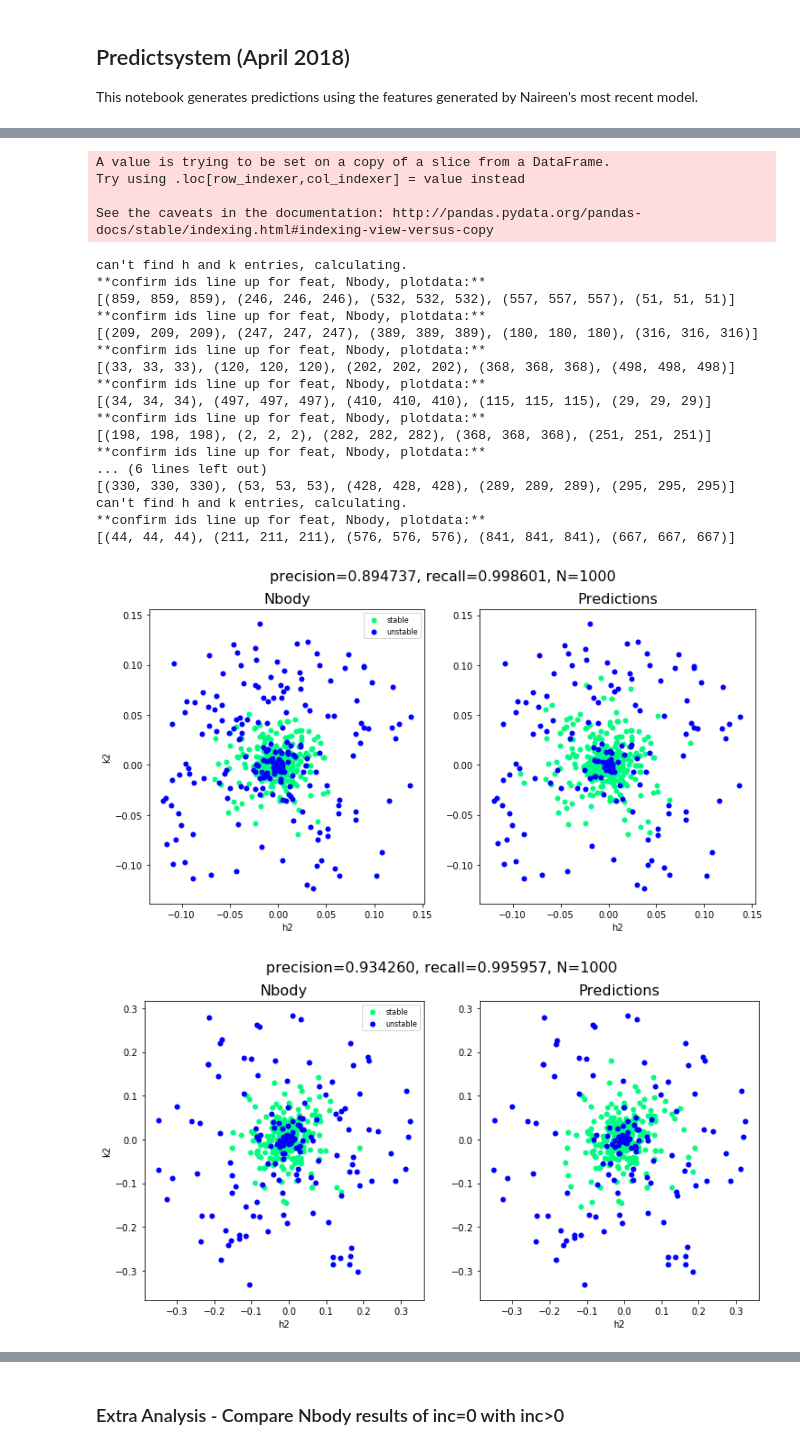
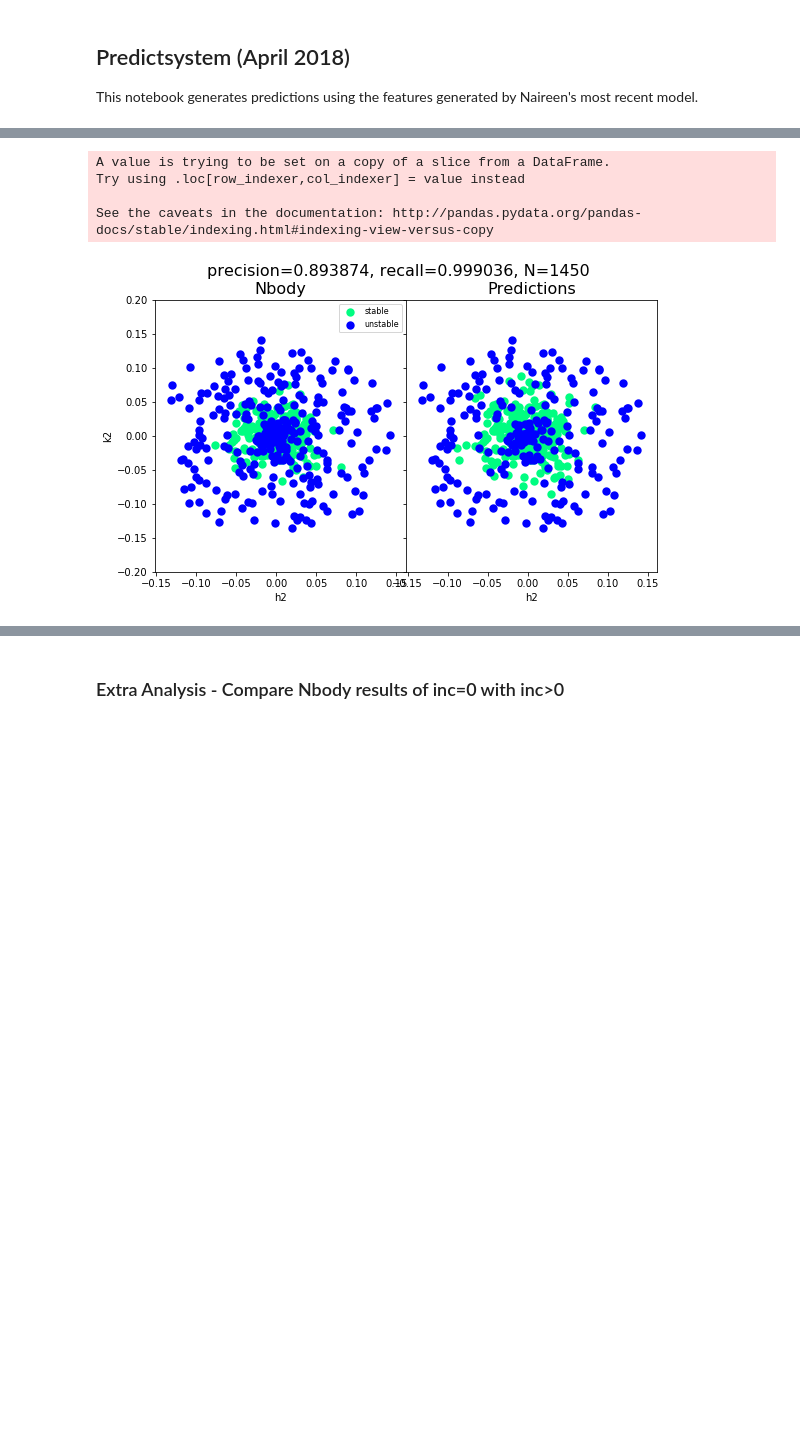
Before and after one commit to afcarl/stability_predict, a Jupyter notebook: predictsystem.ipynb, the cells around one changed output, grey strips where cells are left out. Cells and saved outputs as stored; diff of their text form; code cells hidden in the pictures; blank space fills up the shorter version.

```diff
--- a/predictsystem.ipynb
+++ b/predictsystem.ipynb
@@ -71,15 +71,18 @@ def predictsystem(system, ext, shadow, x, y):
 
     # plot
     colorbar = 'winter'
+    size=70
     cmap = matplotlib.cm.get_cmap(colorbar)
-    f, (ax1, ax2) = plt.subplots(1,2, figsize=[12, 6])
-    ax1.scatter(plotdata[x][stablemask], plotdata[y][stablemask], c=cmap(0.99), lw=0, label='stable')
-    ax1.scatter(plotdata[x][unstablemask], plotdata[y][unstablemask], c=cmap(0.), lw=0, label='unstable')
-    ax2.scatter(plotdata[x][pstablemask], plotdata[y][pstablemask], c=cmap(0.99), lw=0)
-    ax2.scatter(plotdata[x][punstablemask], plotdata[y][punstablemask], c=cmap(0.), lw=0)
+    f, (ax1, ax2) = plt.subplots(1,2, figsize=[9, 5], sharex=True, sharey=True)
+    ax1.scatter(plotdata[x][stablemask], plotdata[y][stablemask], c=cmap(0.99), lw=0, s=size, label='stable')
+    ax1.scatter(plotdata[x][unstablemask], plotdata[y][unstablemask], c=cmap(0.), lw=0, s=size, label='unstable')
+    ax2.scatter(plotdata[x][pstablemask], plotdata[y][pstablemask], c=cmap(0.99), lw=0, s=size)
+    ax2.scatter(plotdata[x][punstablemask], plotdata[y][punstablemask], c=cmap(0.), lw=0, s=size)
     ax1.set_xlabel(x); ax2.set_xlabel(x); ax1.set_ylabel(y);
     ax1.set_title("Nbody", fontsize=16); ax2.set_title("Predictions", fontsize=16)
     ax1.legend(fontsize=8)
+    ax1.set_ylim([-0.2, 0.2])
+    plt.subplots_adjust(wspace=0)
 
     # calculate precision and recall
     Tp = ((pstablemask == True) & (stablemask == True)).sum()
@@ -89,9 +92,10 @@ def predictsystem(system, ext, shadow, x, y):
 
     plt.savefig('output/%s%s_%s_v_%s.png'%(system, ext, x, y))
 # %%
-systems = ["Kepler-431","Kepler-446","KOI-0085","KOI-0115","KOI-0156",
-           "KOI-0168","KOI-0250","KOI-0314","KOI-1576","KOI-2086","LP-358-499"]
-ext = '_inc'   #'_inc' or ''
+# systems = ["Kepler-431","Kepler-446","KOI-0085","KOI-0115","KOI-0156",
+#            "KOI-0168","KOI-0250","KOI-0314","KOI-1576","KOI-2086","LP-358-499"]
+systems = ["Kepler-431"]
+ext = ''   #'_inc' or ''
 shadow = 0
 x = "h2"
 y = "k2"
@@ -108,23 +112,5 @@ can't find h and k entries, calculating.
 A value is trying to be set on a copy of a slice from a DataFrame.
 Try using .loc[row_indexer,col_indexer] = value instead
 
 See the caveats in the documentation: http://pandas.pydata.org/pandas-docs/stable/indexing.html#indexing-view-versus-copy
-can't find h and k entries, calculating.
-**confirm ids line up for feat, Nbody, plotdata:**
-[(859, 859, 859), (246, 246, 246), (532, 532, 532), (557, 557, 557), (51, 51, 51)]
-**confirm ids line up for feat, Nbody, plotdata:**
-[(209, 209, 209), (247, 247, 247), (389, 389, 389), (180, 180, 180), (316, 316, 316)]
-**confirm ids line up for feat, Nbody, plotdata:**
-[(33, 33, 33), (120, 120, 120), (202, 202, 202), (368, 368, 368), (498, 498, 498)]
-**confirm ids line up for feat, Nbody, plotdata:**
-[(34, 34, 34), (497, 497, 497), (410, 410, 410), (115, 115, 115), (29, 29, 29)]
-**confirm ids line up for feat, Nbody, plotdata:**
-[(198, 198, 198), (2, 2, 2), (282, 282, 282), (368, 368, 368), (251, 251, 251)]
-**confirm ids line up for feat, Nbody, plotdata:**
-... (6 lines left out)
-[(330, 330, 330), (53, 53, 53), (428, 428, 428), (289, 289, 289), (295, 295, 295)]
-can't find h and k entries, calculating.
-**confirm ids line up for feat, Nbody, plotdata:**
-[(44, 44, 44), (211, 211, 211), (576, 576, 576), (841, 841, 841), (667, 667, 667)]
-[figure, old version]
+[figure, new version]
-[figure, removed]
```
Also changed, not shown: parts of 4 cells of this notebook, 1 other file.
